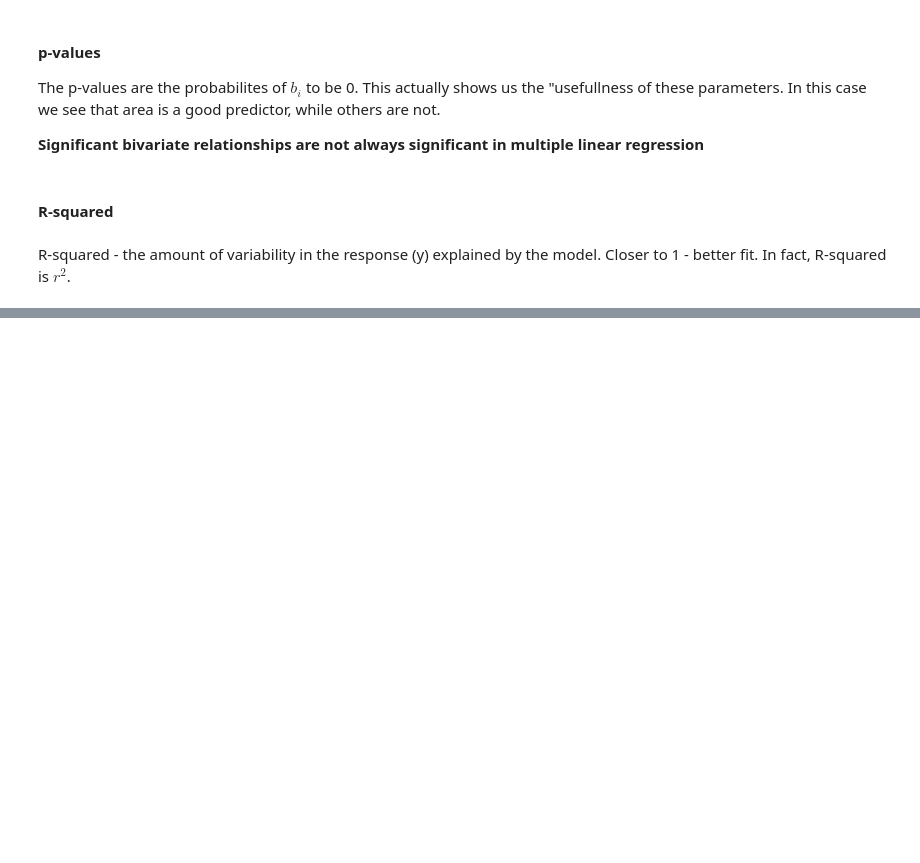
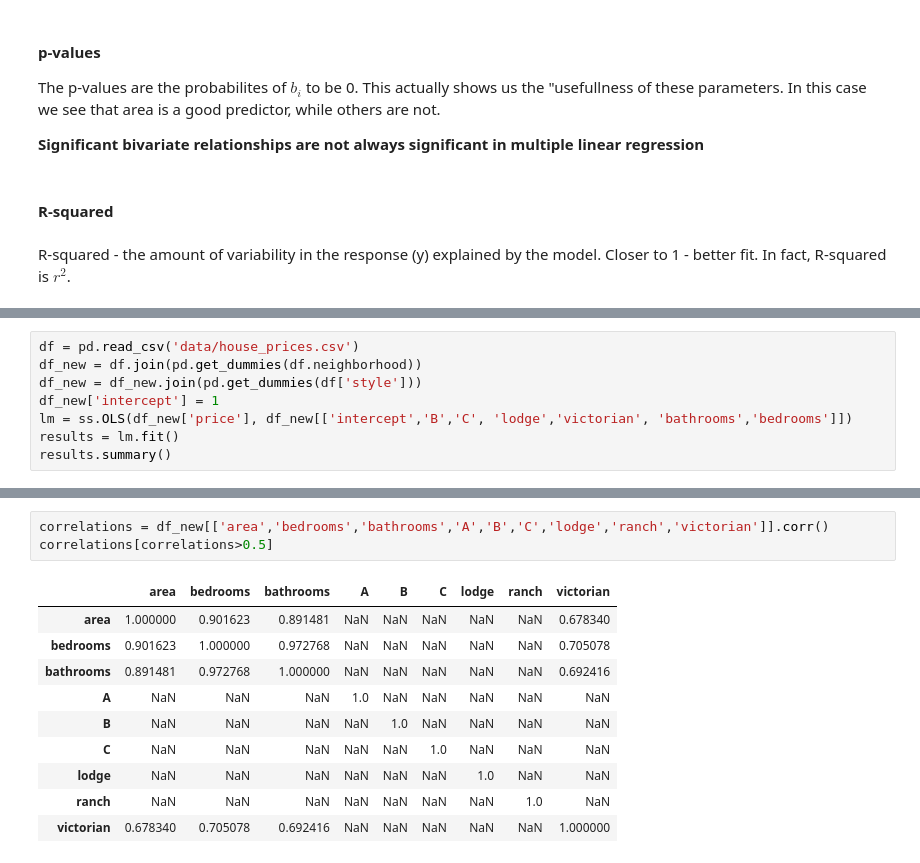
Before and after one commit to AnaMakarevich/DAND, a Jupyter notebook: SelectedLectureNotes/Regression.ipynb, the cells around one changed output, grey strips where cells are left out. Cells and saved outputs as stored; diff of their text form; blank space fills up the shorter version.

```diff
--- a/SelectedLectureNotes/Regression.ipynb
+++ b/SelectedLectureNotes/Regression.ipynb
@@ -150,0 +219,8 @@ R-squared - the amount of variability in the response (y) explained by the model
+# %%
+df = pd.read_csv('data/house_prices.csv')
+df_new = df.join(pd.get_dummies(df.neighborhood))
+df_new = df_new.join(pd.get_dummies(df['style']))
+df_new['intercept'] = 1
+lm = ss.OLS(df_new['price'], df_new[['intercept','B','C', 'lodge','victorian', 'bathrooms','bedrooms']])
+results = lm.fit()
+results.summary()
@@ -150,0 +312,14 @@ R-squared - the amount of variability in the response (y) explained by the model
+# %%
+correlations = df_new[['area','bedrooms','bathrooms','A','B','C','lodge','ranch','victorian']].corr()
+correlations[correlations>0.5]
+# %% [output]
+|  | area | bedrooms | bathrooms | A | B | C | lodge | ranch | victorian |
+| area | 1.000000 | 0.901623 | 0.891481 | NaN | NaN | NaN | NaN | NaN | 0.678340 |
+| bedrooms | 0.901623 | 1.000000 | 0.972768 | NaN | NaN | NaN | NaN | NaN | 0.705078 |
+| bathrooms | 0.891481 | 0.972768 | 1.000000 | NaN | NaN | NaN | NaN | NaN | 0.692416 |
+| A | NaN | NaN | NaN | 1.0 | NaN | NaN | NaN | NaN | NaN |
+| B | NaN | NaN | NaN | NaN | 1.0 | NaN | NaN | NaN | NaN |
+| C | NaN | NaN | NaN | NaN | NaN | 1.0 | NaN | NaN | NaN |
+| lodge | NaN | NaN | NaN | NaN | NaN | NaN | 1.0 | NaN | NaN |
+| ranch | NaN | NaN | NaN | NaN | NaN | NaN | NaN | 1.0 | NaN |
+| victorian | 0.678340 | 0.705078 | 0.692416 | NaN | NaN | NaN | NaN | NaN | 1.000000 |
```
Also changed, not shown: parts of 35 cells of this notebook, 1 other file.
